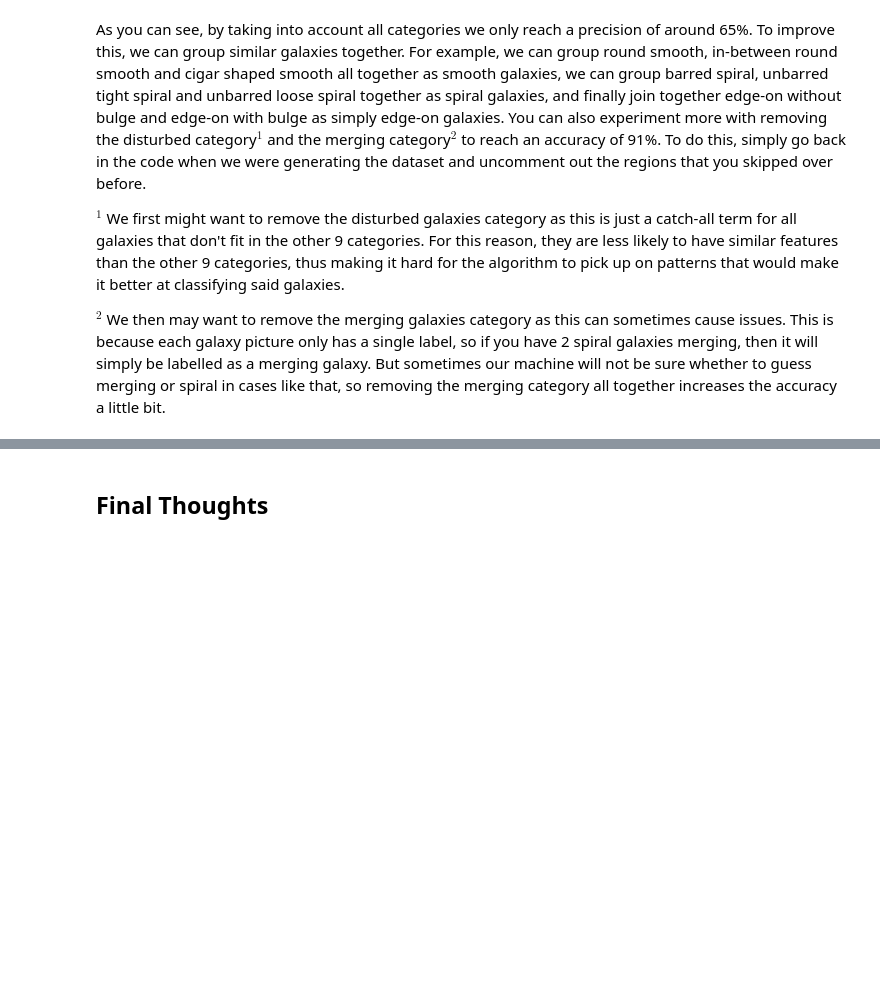
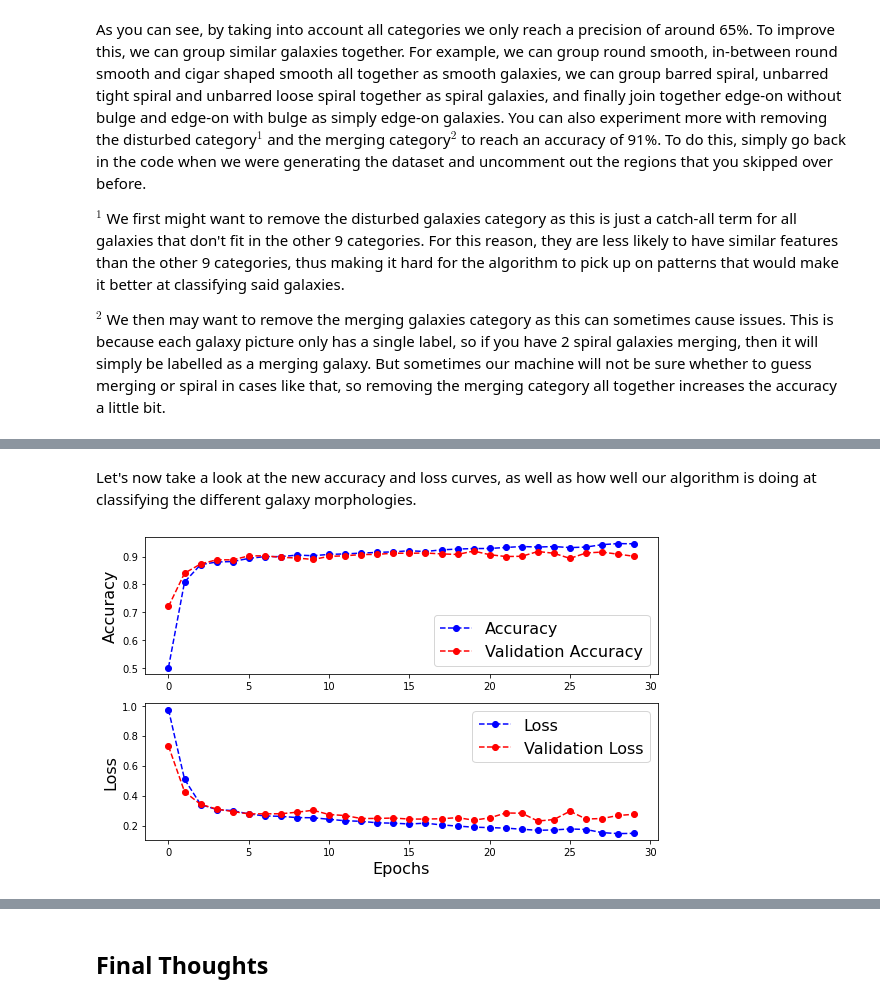
Before and after one commit to A2999/PHYS321_Final, a Jupyter notebook: Using Machine Learning to Classify Galaxy Morphology.ipynb, the cells around one changed output, grey strips where cells are left out. Saved outputs shown, nothing was run; the diff lists cells and outputs as text; code cells hidden in the pictures; blank space fills up the shorter version.

Commit message:
Added model saving/loading and galaxy grouping

```diff
--- a/Using Machine Learning to Classify Galaxy Morphology.ipynb
+++ b/Using Machine Learning to Classify Galaxy Morphology.ipynb
@@ -456,0 +638,29 @@ $^2$ We then may want to remove the merging galaxies category as this can someti
+# %%
+clear_session()
+
+model = Sequential()
+
+model.add(Conv2D(32, (3,3), activation = 'relu', input_shape = (img_size,img_size,3))) #Input layer
+model.add(MaxPooling2D(pool_size = (2,2)))
+
+model.add(Conv2D(64, (3,3), activation = 'sigmoid')) #1st hidden convolutional layer
+model.add(MaxPooling2D(pool_size = (2,2)))
+
+model.add(Conv2D(64, (3,3), activation = 'sigmoid')) #2nd hidden convolutional layer
+model.add(MaxPooling2D(pool_size = (2,2)))
+
+model.add(Dropout(0.02)) #The dropout layer randomly sets a percentage of the "knobs" of the algorithm to 0 to help prevent
+                         #overfitting.
+model.add(Conv2D(64, (3,3), activation = 'sigmoid')) #Final hidden convolutional layer
+model.add(MaxPooling2D(pool_size = (2,2)))
+
+
+model.add(Flatten())
+
+model.add(Dense(64, activation = 'sigmoid'))
+
+model.add(Dense(n_cat, activation = 'sigmoid')) #Output layer
+
+model.compile(loss = 'sparse_categorical_crossentropy', optimizer = 'adam', metrics = ['accuracy'])
+
+model.summary()
@@ -456,0 +687,2 @@ $^2$ We then may want to remove the merging galaxies category as this can someti
+# %%
+history = model.fit(train_images,train_labels, batch_size = 64, epochs = 30, validation_split = 0.2)
@@ -456,0 +707,6 @@ $^2$ We then may want to remove the merging galaxies category as this can someti
+# %% [markdown]
+Let's now take a look at the new accuracy and loss curves, as well as how well our algorithm is doing at classifying the different galaxy morphologies.
+# %%
+plot_history(history)
+# %% [output]
+[figure, added]
```
Also changed, not shown: parts of 29 cells of this notebook.
